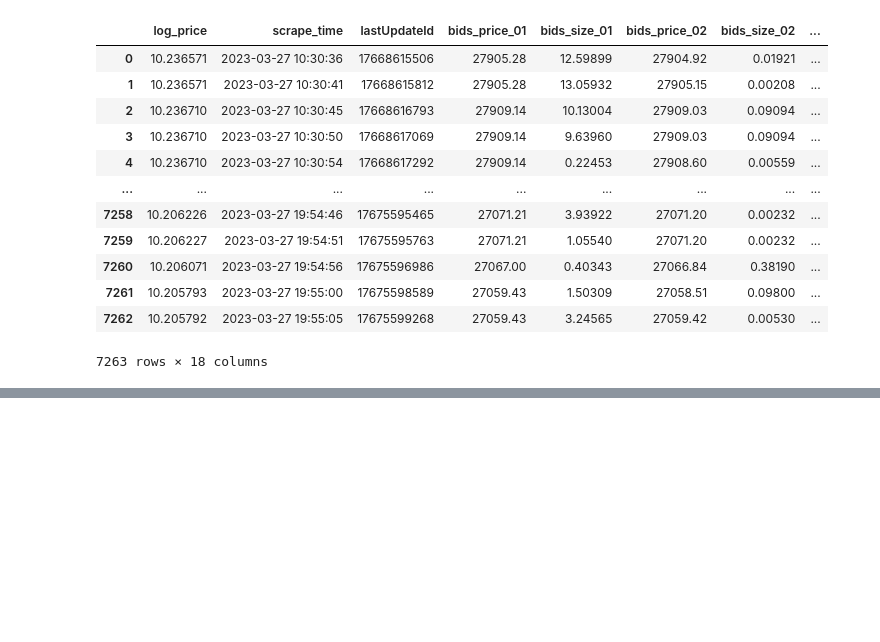
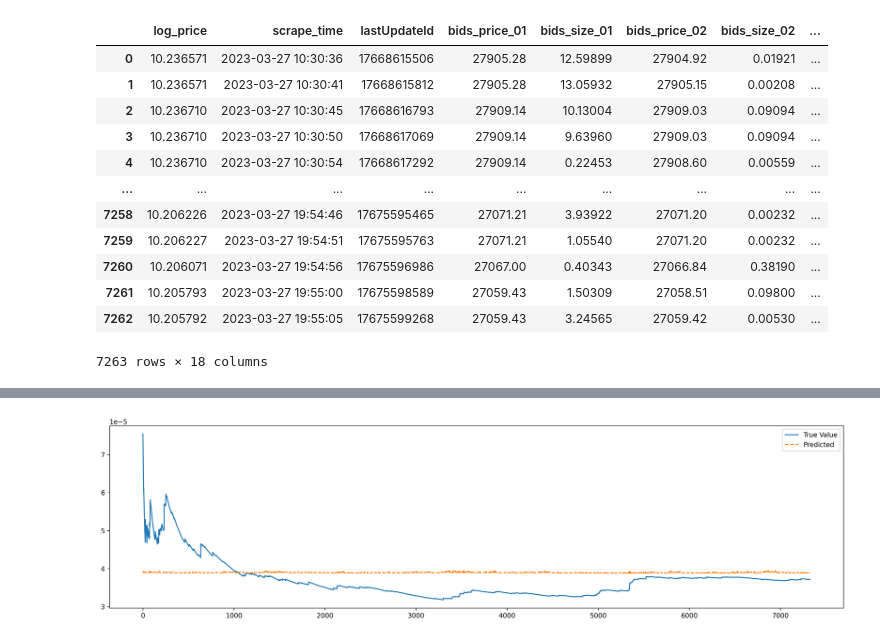
Before and after one commit to HowardLiYH/Volatility-prediction, a Jupyter notebook: Model_testing_Howard.ipynb, the cells around one changed output, grey strips where cells are left out. Cells and saved outputs as stored; diff of their text form; code cells hidden in the pictures; blank space fills up the shorter version.

```diff
--- a/Model_testing_Howard.ipynb
+++ b/Model_testing_Howard.ipynb
@@ -966,0 +1204,8 @@ data
+# %%
+pred = model.predict(X_train)
+plt.figure(figsize=(20,5),dpi=300)
+plt.plot(y_train,label='True Value')
+plt.plot(pred,linestyle='--', label = 'Predicted')
+plt.legend()
+plt.show()
+# %% [output]
@@ -966,0 +1213 @@ data
+[figure, added]
```
Also changed, not shown: parts of 173 cells of this notebook, 8 other files.
